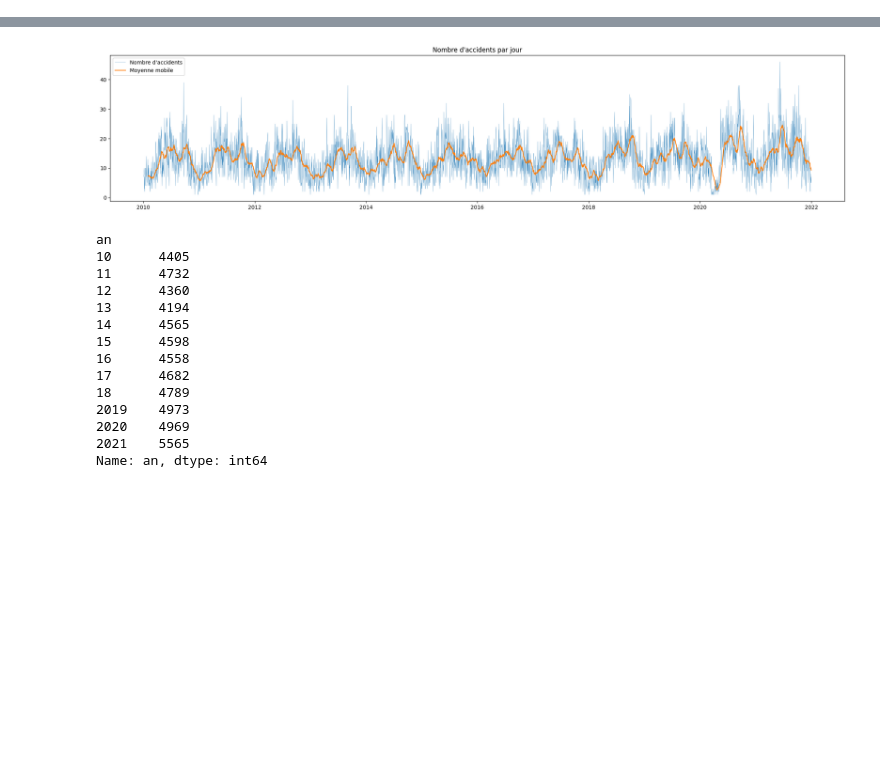
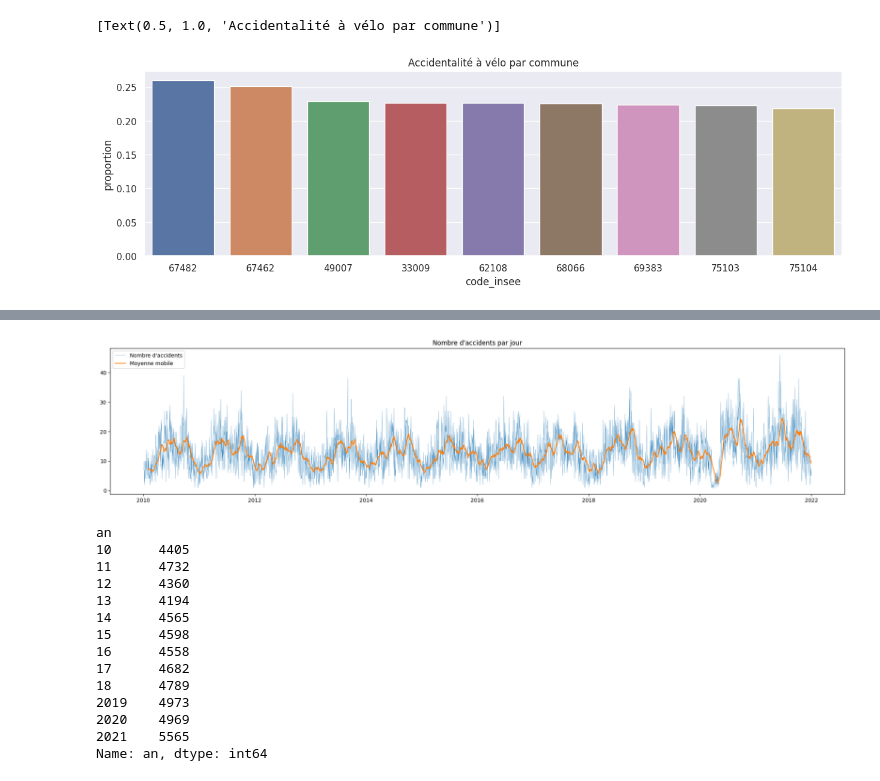
Before and after one commit to gauthgoth/Challenge---Etudes-de-Cas, a Jupyter notebook: dataviz.ipynb, the cells around one changed output, grey strips where cells are left out. Saved outputs shown, nothing was run; the diff lists cells and outputs as text; code cells hidden in the pictures; blank space fills up the shorter version.

```diff
--- a/dataviz.ipynb
+++ b/dataviz.ipynb
@@ -36,0 +42,2 @@ df_accidents_velo['long'].isna().sum()
+# %%
+df_stacked = df_stacked[df_stacked['Num_Acc_y']>=150]
@@ -36,0 +48,6 @@ df_accidents_velo['long'].isna().sum()
+# %%
+sns.set(rc={'figure.figsize':(15,4)})
+sns.barplot(x="code_insee", y="proportion",data=df_stacked.iloc[0:9,:], linewidth=1, palette="deep").set(title ='Accidentalité à vélo par commune' )
+# %% [output]
+[Text(0.5, 1.0, 'Accidentalité à vélo par commune')]
+[figure, added]
```
Also changed, not shown: parts of 48 cells of this notebook, 26 other files.
